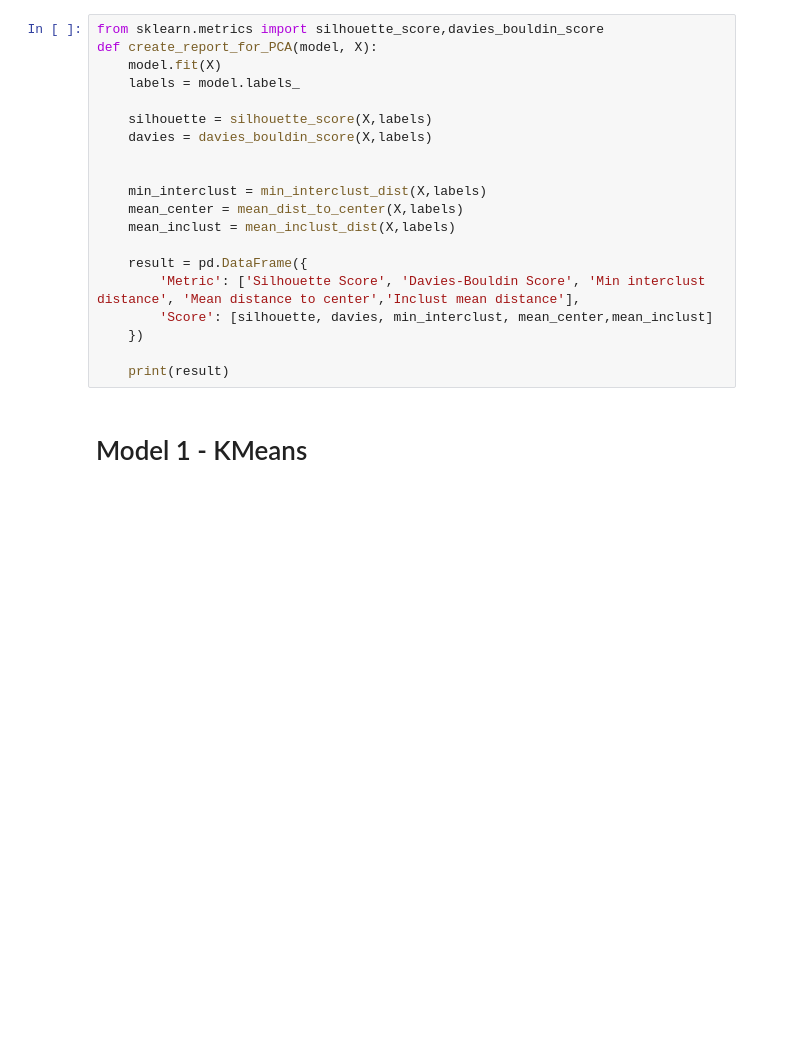
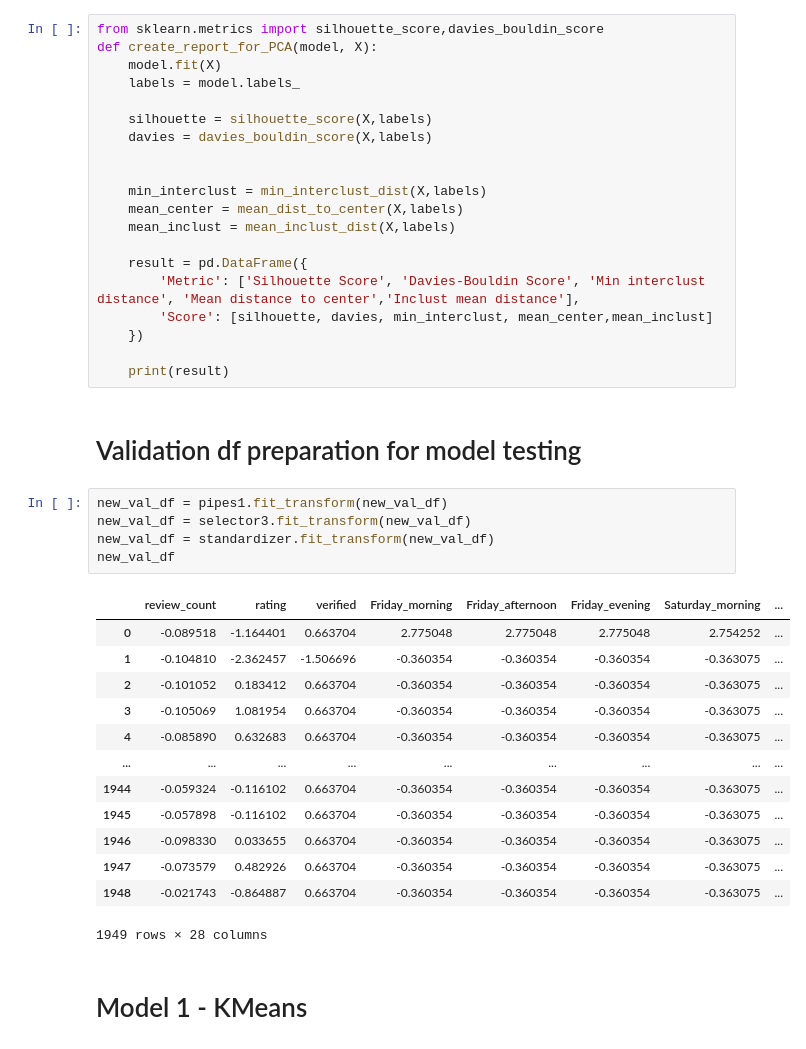
Before and after one commit to katarzynarogalska/LocationIntelligence-clustering, a Jupyter notebook: Location_Model_Building.ipynb, the cells around one changed output. Cells and saved outputs as stored; diff of their text form; blank space fills up the shorter version.

```diff
--- a/Location_Model_Building.ipynb
+++ b/Location_Model_Building.ipynb
@@ -226,6 +226,27 @@ def create_report_for_PCA(model, X):
     })
 
     print(result)
+# %% [markdown]
+# Validation df preparation for model testing
+# %%
+new_val_df = pipes1.fit_transform(new_val_df)
+new_val_df = selector3.fit_transform(new_val_df)
+new_val_df = standardizer.fit_transform(new_val_df)
+new_val_df
+# %% [output]
+|  | review_count | rating | verified | Friday_morning | Friday_afternoon | Friday_evening | Saturday_morning | ... |
+| 0 | -0.089518 | -1.164401 | 0.663704 | 2.775048 | 2.775048 | 2.775048 | 2.754252 | ... |
+| 1 | -0.104810 | -2.362457 | -1.506696 | -0.360354 | -0.360354 | -0.360354 | -0.363075 | ... |
+| 2 | -0.101052 | 0.183412 | 0.663704 | -0.360354 | -0.360354 | -0.360354 | -0.363075 | ... |
+| 3 | -0.105069 | 1.081954 | 0.663704 | -0.360354 | -0.360354 | -0.360354 | -0.363075 | ... |
+| 4 | -0.085890 | 0.632683 | 0.663704 | -0.360354 | -0.360354 | -0.360354 | -0.363075 | ... |
+| ... | ... | ... | ... | ... | ... | ... | ... | ... |
+| 1944 | -0.059324 | -0.116102 | 0.663704 | -0.360354 | -0.360354 | -0.360354 | -0.363075 | ... |
+| 1945 | -0.057898 | -0.116102 | 0.663704 | -0.360354 | -0.360354 | -0.360354 | -0.363075 | ... |
+| 1946 | -0.098330 | 0.033655 | 0.663704 | -0.360354 | -0.360354 | -0.360354 | -0.363075 | ... |
+| 1947 | -0.073579 | 0.482926 | 0.663704 | -0.360354 | -0.360354 | -0.360354 | -0.363075 | ... |
+| 1948 | -0.021743 | -0.864887 | 0.663704 | -0.360354 | -0.360354 | -0.360354 | -0.363075 | ... |
+1949 rows × 28 columns
 # %% [markdown]
 # Model 1 - KMeans
 # %%
```
Also changed, not shown: parts of 28 cells of this notebook, 2 other files.
